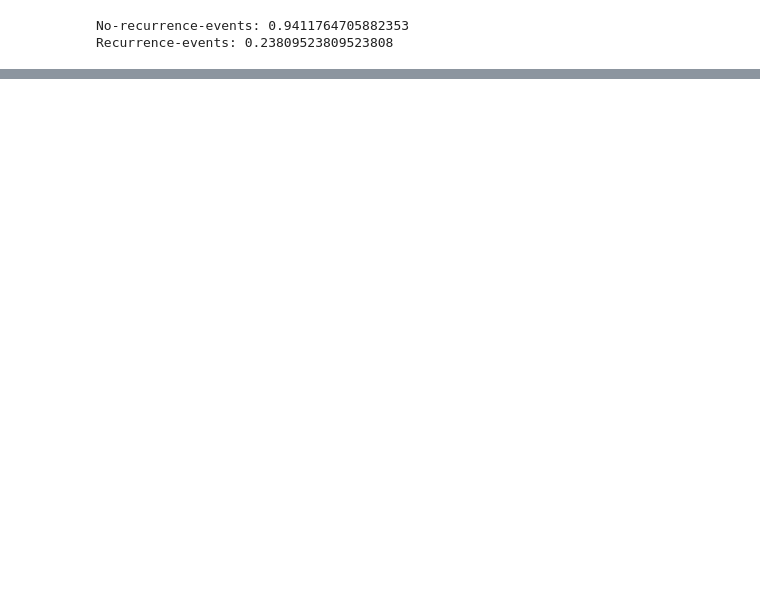
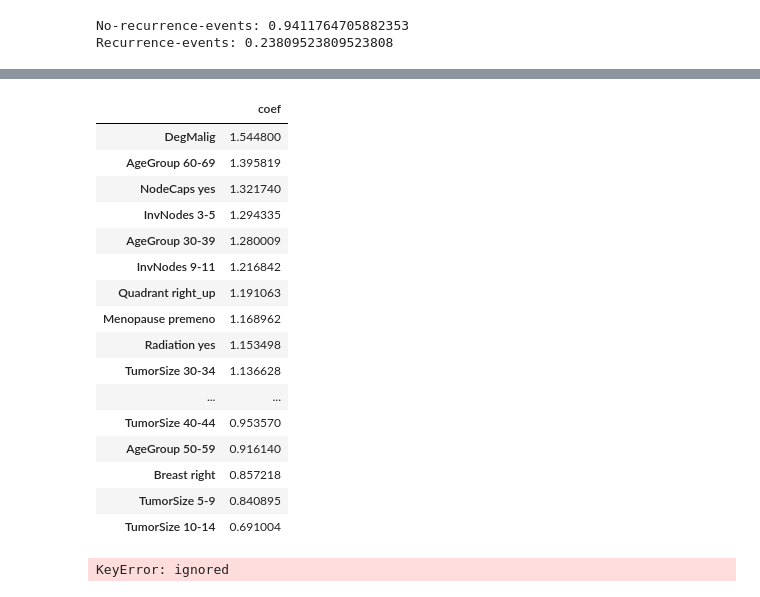
Before and after one commit to Otobi1/Predictors-of-Breast-Cancer-Recurrence, a Jupyter notebook: Predictors_of_Cancer_Recurrence.ipynb, the cells around one changed output, grey strips where cells are left out. Cells and saved outputs as stored; diff of their text form; code cells hidden in the pictures; blank space fills up the shorter version.

```diff
--- a/Predictors_of_Cancer_Recurrence.ipynb
+++ b/Predictors_of_Cancer_Recurrence.ipynb
@@ -827,0 +918,38 @@ accuracy score:
+# %%
+classes = gs_lr.best_estimator_.steps[0][1].classes_
+
+odds = np.exp(gs_lr.best_estimator_.steps[0][1].coef_)
+
+coefs_df = pd.DataFrame(odds[0], X.columns, columns=['coef']).sort_values(by='coef', ascending=False)
+
+coefs_df
+
+# Now, this makes sense
+# It can be explained as follows
+# "For every one-unit increase in X variable, the odds that the observations is in y class are 'coefficient' times as large as the odds that
+#...  the observation is not in y class when all other variables are held constant"
+
+# So in this case, the more the patient belongs to AgeGroup 60-69, the odds of breast cancer recurrence are over 1.39x larger than the odds that breast cancer will not reoccur
+# On the hand, if the patient has a TumorSize 10-14, the odds of cancer recurrence are only 0.69.
+# For odds less than 1 or negative coeffs, we can take the 1/odds to make even better sense of them.
+# So as the TumorSize increases by 1, the odds that the cancer does not reoccur are 1/0.69 as likely as the odds that it is in the target class.
+
+######## Need to recheck
+# %% [output]
+|  | coef |
+| DegMalig | 1.544800 |
+| AgeGroup 60-69 | 1.395819 |
+| NodeCaps yes | 1.321740 |
+| InvNodes 3-5 | 1.294335 |
+| AgeGroup 30-39 | 1.280009 |
+| InvNodes 9-11 | 1.216842 |
+| Quadrant right_up | 1.191063 |
+| Menopause premeno | 1.168962 |
+| Radiation yes | 1.153498 |
+| TumorSize 30-34 | 1.136628 |
+| ... | ... |
+| TumorSize 40-44 | 0.953570 |
+| AgeGroup 50-59 | 0.916140 |
+| Breast right | 0.857218 |
+| TumorSize 5-9 | 0.840895 |
+| TumorSize 10-14 | 0.691004 |
@@ -827,0 +976,4 @@ accuracy score:
+# %%
+coef_plot('recurrence-events')
+# %% [output]
+KeyError: ignored
```
Also changed, not shown: parts of 26 cells of this notebook.
